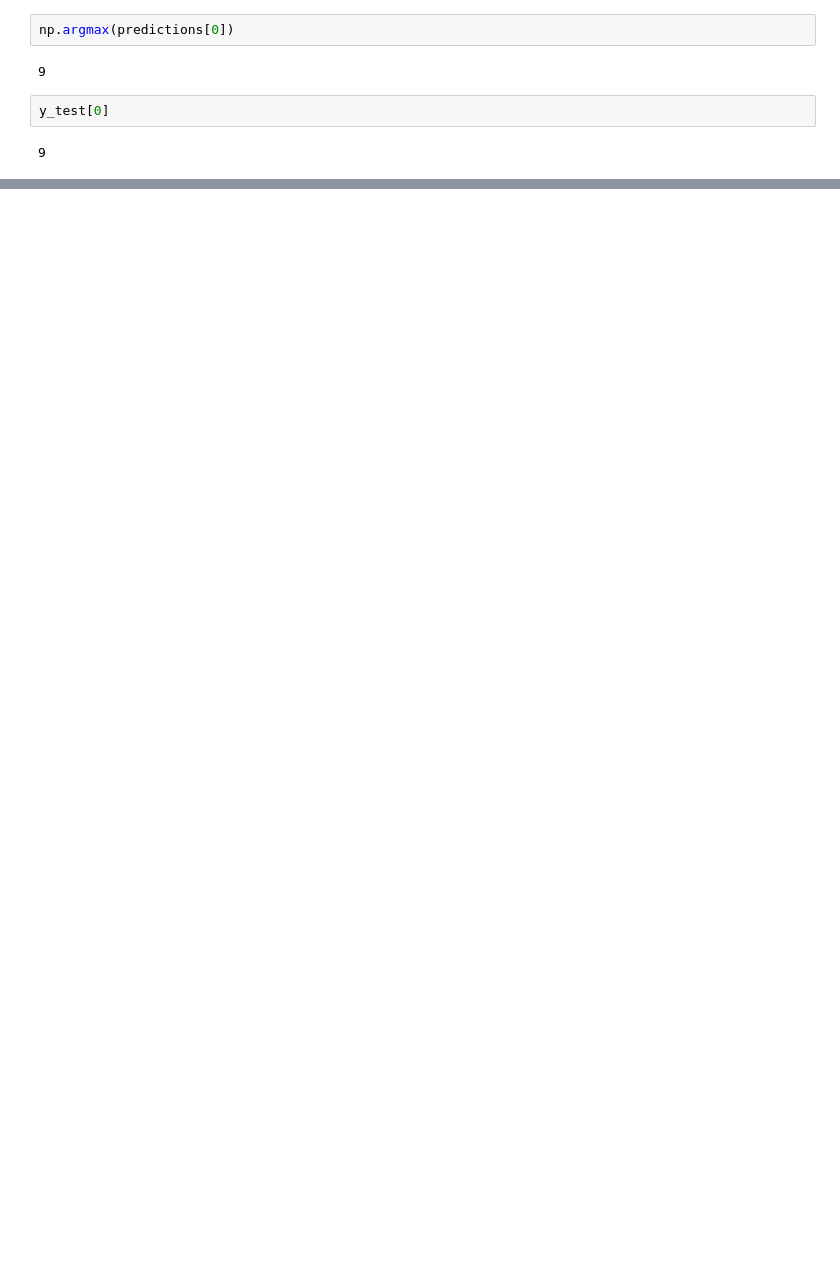
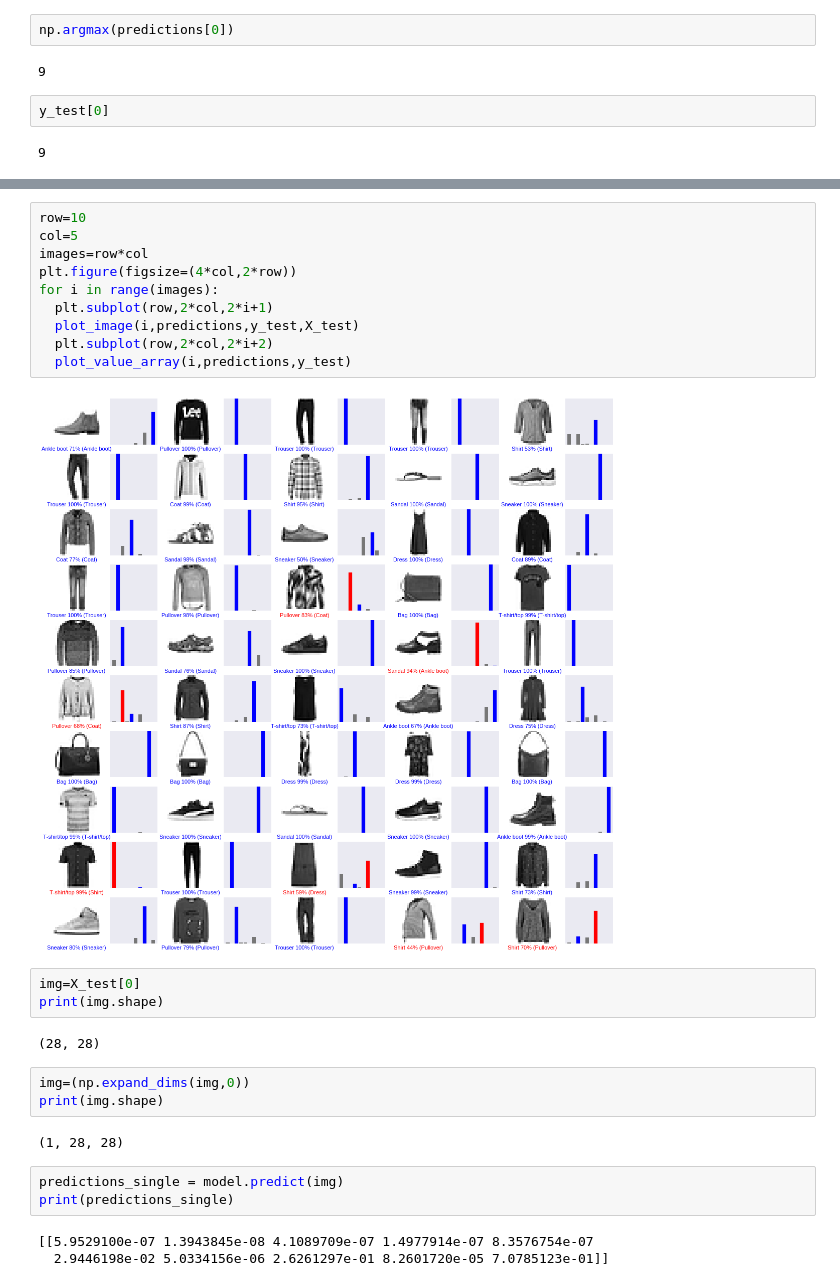
Before and after one commit to Shyam-Khokhariya/Machine_Learning, a Jupyter notebook: Fashion_mnist.ipynb, the cells around one changed output, grey strips where cells are left out. Saved outputs shown, nothing was run; the diff lists cells and outputs as text; blank space fills up the shorter version.

```diff
--- a/Fashion_mnist.ipynb
+++ b/Fashion_mnist.ipynb
@@ -113,0 +163,28 @@ y_test[0]
+# %%
+row=10
+col=5
+images=row*col
+plt.figure(figsize=(4*col,2*row))
+for i in range(images):
+  plt.subplot(row,2*col,2*i+1)
+  plot_image(i,predictions,y_test,X_test)
+  plt.subplot(row,2*col,2*i+2)
+  plot_value_array(i,predictions,y_test)
+# %% [output]
+[figure, added]
+# %%
+img=X_test[0]
+print(img.shape)
+# %% [output]
+(28, 28)
+# %%
+img=(np.expand_dims(img,0))
+print(img.shape)
+# %% [output]
+(1, 28, 28)
+# %%
+predictions_single = model.predict(img)
+print(predictions_single)
+# %% [output]
+[[5.9529100e-07 1.3943845e-08 4.1089709e-07 1.4977914e-07 8.3576754e-07
+  2.9446198e-02 5.0334156e-06 2.6261297e-01 8.2601720e-05 7.0785123e-01]]
```
Also changed, not shown: parts of 8 cells of this notebook.
